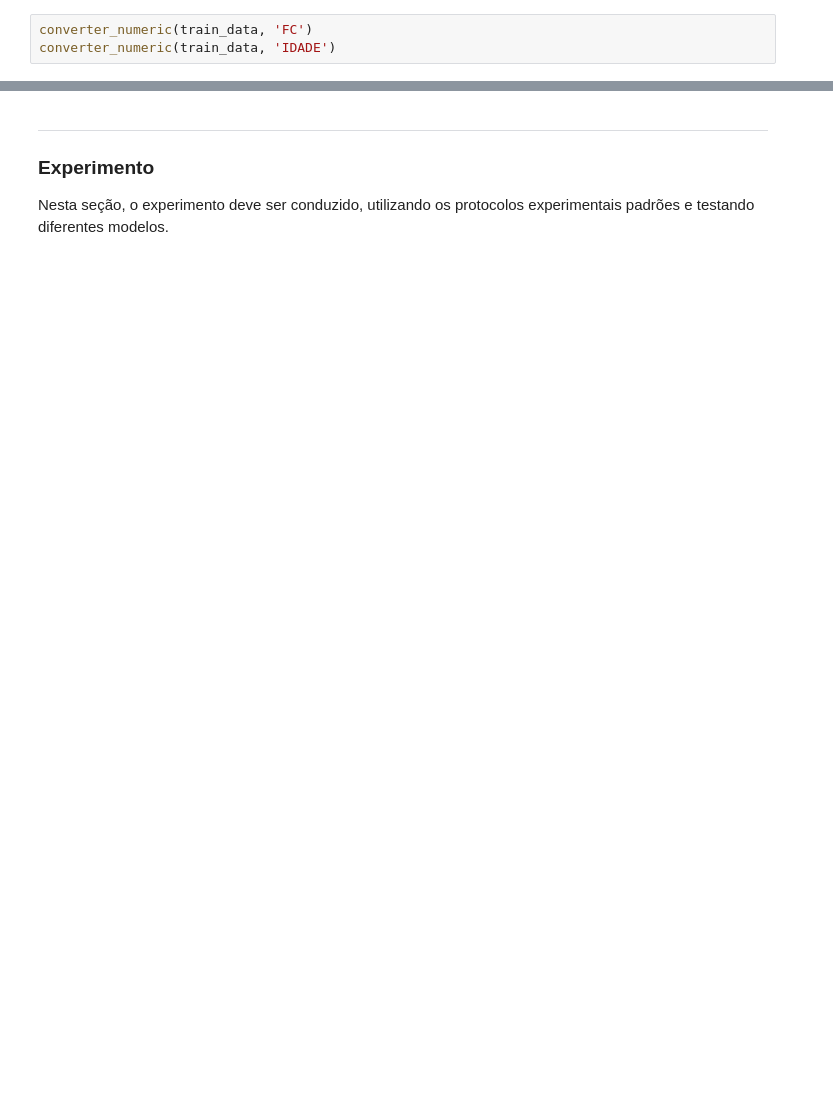
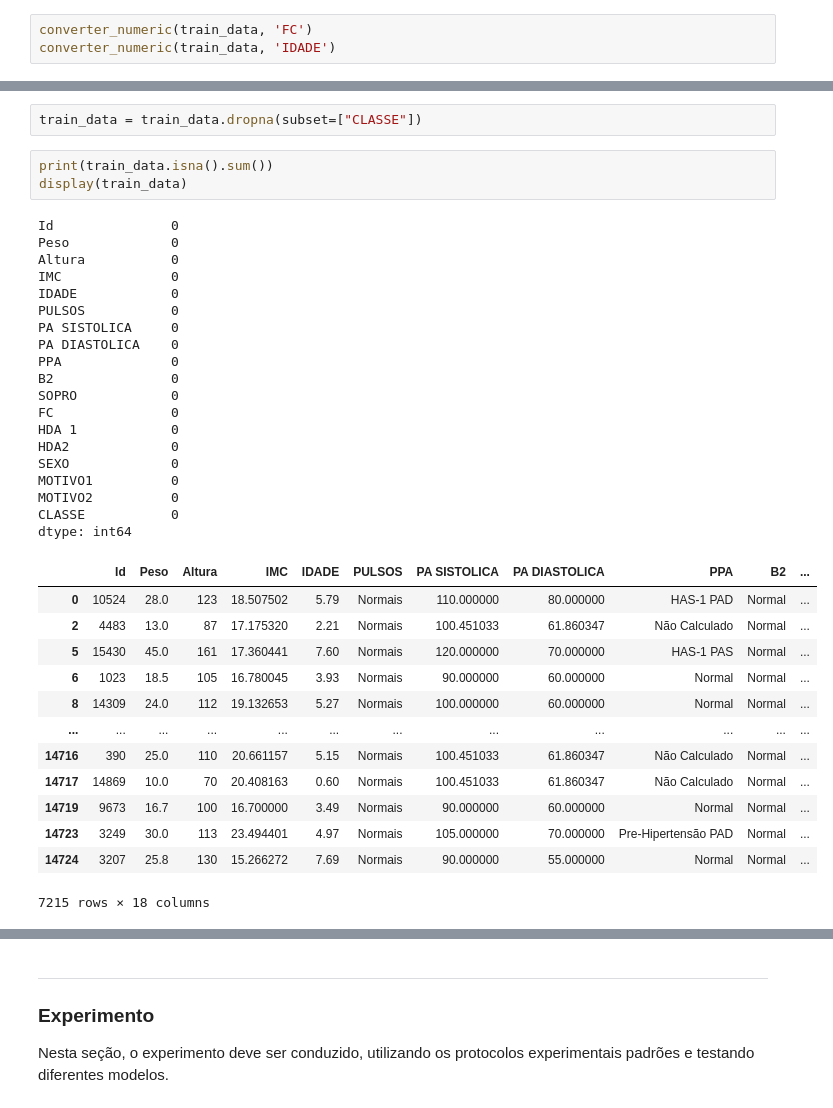
Before and after one commit to guisantoxxx/trabalho-AM, a Jupyter notebook: main.ipynb, the cells around one changed output, grey strips where cells are left out. Cells and saved outputs as stored; diff of their text form; blank space fills up the shorter version.

```diff
--- a/main.ipynb
+++ b/main.ipynb
@@ -277,0 +156,38 @@ Nesta seção, as funções da etapa de pré-processamento dos dados devem ser i
+# %%
+train_data = train_data.dropna(subset=["CLASSE"])
+# %%
+print(train_data.isna().sum())
+display(train_data)
+# %% [output]
+Id               0
+Peso             0
+Altura           0
+IMC              0
+IDADE            0
+PULSOS           0
+PA SISTOLICA     0
+PA DIASTOLICA    0
+PPA              0
+B2               0
+SOPRO            0
+FC               0
+HDA 1            0
+HDA2             0
+SEXO             0
+MOTIVO1          0
+MOTIVO2          0
+CLASSE           0
+dtype: int64
+|  | Id | Peso | Altura | IMC | IDADE | PULSOS | PA SISTOLICA | PA DIASTOLICA | PPA | B2 | ... |
+| 0 | 10524 | 28.0 | 123 | 18.507502 | 5.79 | Normais | 110.000000 | 80.000000 | HAS-1 PAD | Normal | ... |
+| 2 | 4483 | 13.0 | 87 | 17.175320 | 2.21 | Normais | 100.451033 | 61.860347 | Não Calculado | Normal | ... |
+| 5 | 15430 | 45.0 | 161 | 17.360441 | 7.60 | Normais | 120.000000 | 70.000000 | HAS-1 PAS | Normal | ... |
+| 6 | 1023 | 18.5 | 105 | 16.780045 | 3.93 | Normais | 90.000000 | 60.000000 | Normal | Normal | ... |
+| 8 | 14309 | 24.0 | 112 | 19.132653 | 5.27 | Normais | 100.000000 | 60.000000 | Normal | Normal | ... |
+| ... | ... | ... | ... | ... | ... | ... | ... | ... | ... | ... | ... |
+| 14716 | 390 | 25.0 | 110 | 20.661157 | 5.15 | Normais | 100.451033 | 61.860347 | Não Calculado | Normal | ... |
+| 14717 | 14869 | 10.0 | 70 | 20.408163 | 0.60 | Normais | 100.451033 | 61.860347 | Não Calculado | Normal | ... |
+| 14719 | 9673 | 16.7 | 100 | 16.700000 | 3.49 | Normais | 90.000000 | 60.000000 | Normal | Normal | ... |
+| 14723 | 3249 | 30.0 | 113 | 23.494401 | 4.97 | Normais | 105.000000 | 70.000000 | Pre-Hipertensão PAD | Normal | ... |
+| 14724 | 3207 | 25.8 | 130 | 15.266272 | 7.69 | Normais | 90.000000 | 55.000000 | Normal | Normal | ... |
+7215 rows × 18 columns
```
Also changed, not shown: parts of 147 cells of this notebook, 19 other files.
